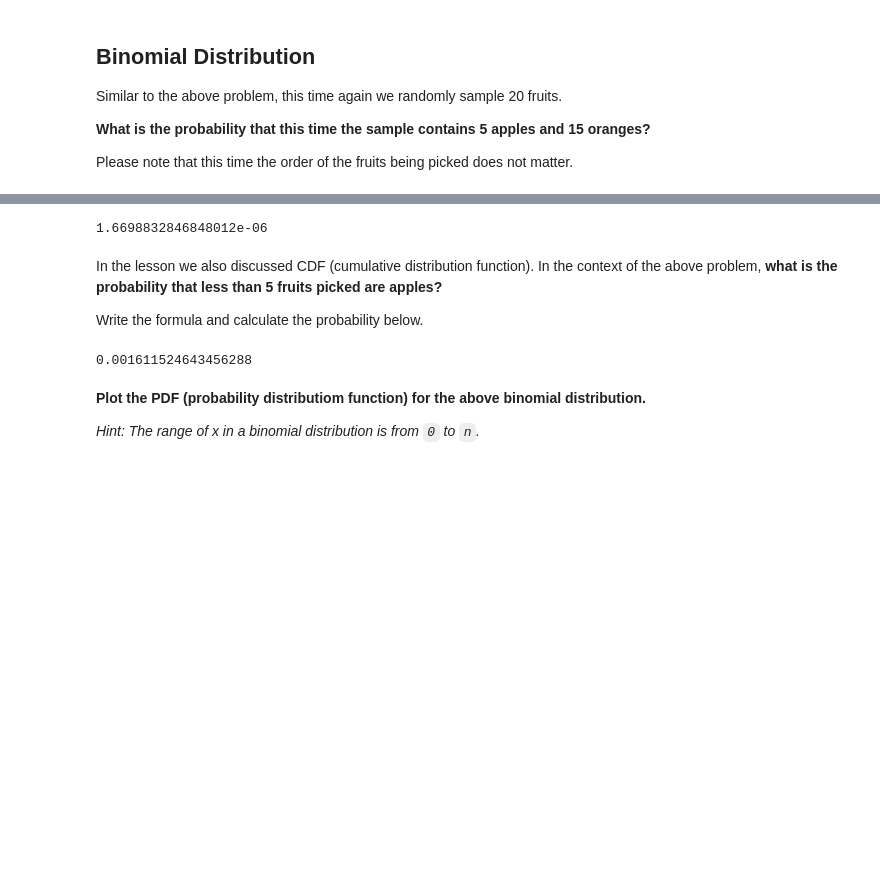
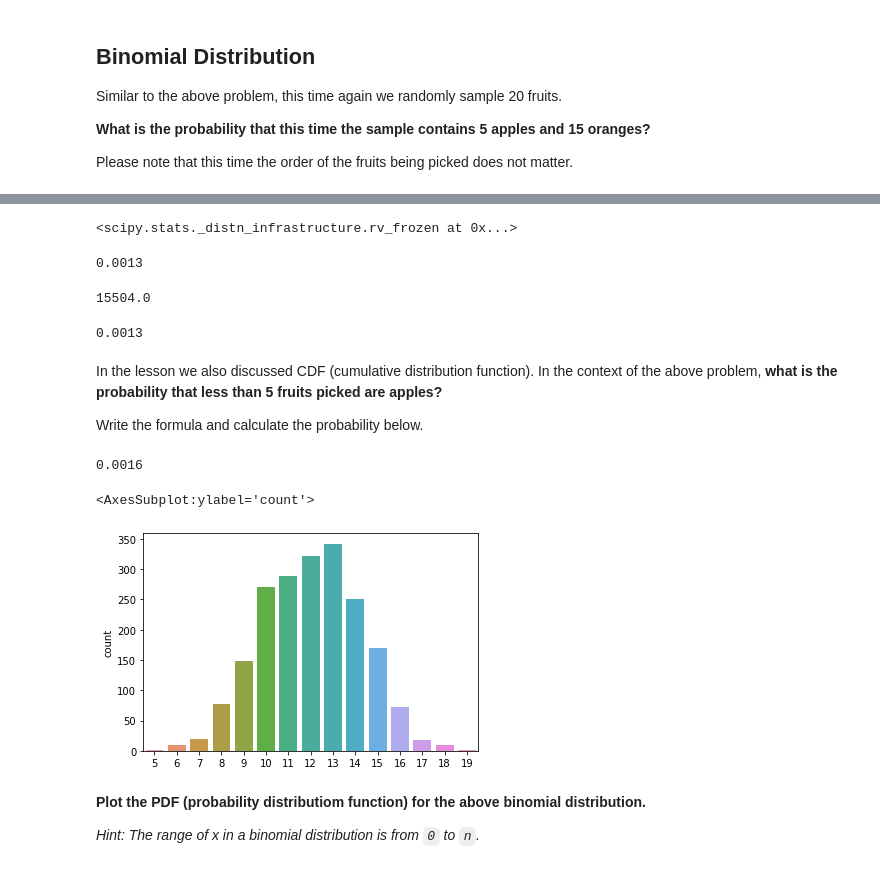
Before and after one commit to Ironhack-Data-Madrid-Febrero-2021/lab-discrete-probability, a Jupyter notebook: your-code/main.ipynb, the cells around one changed output, grey strips where cells are left out. Cells and saved outputs as stored; diff of their text form; code cells hidden in the pictures; blank space fills up the shorter version.

```diff
--- a/your-code/main.ipynb
+++ b/your-code/main.ipynb
@@ -76,18 +90,41 @@ p = 0.6
 # %%
-my_binomial = binom(N, p)
+fruitbox = binom(N, p)
+fruitbox
+# %% [output]
+<scipy.stats._distn_infrastructure.rv_frozen at 0x...>
+# %%
+# Probability that this time the sample contains 5 apples and 15 oranges
+round(fruitbox.pmf(5),4)
+# %% [output]
+0.0013
+# %%
+#Using math and not python
+Where (N K)
+# x = 20! / (5!*10!)
+x = (20*19*18*17*16) / (5*4*3*2*1)
+x
+# %% [output]
+15504.0
 # %%
-20*(0.6** 5) * (0.4 ** 15)
+round((x*(0.6** 5) * (0.4 ** 15)),4)
 # %% [output]
-1.6698832846848012e-06
+0.0013
 # %% [markdown]
 In the lesson we also discussed CDF (cumulative distribution function). In the context of the above problem, **what is the probability that less than 5 fruits picked are apples?**
 
 Write the formula and calculate the probability below.
 # %%
 # your code here
-my_binomial.cdf(5)
+round(fruitbox.cdf(5),4)
 # %% [output]
-0.001611524643456288
+0.0016
+# %%
+# Visualize on a graph
+sample = my_binomial.rvs(size=2000)
+sns.countplot(x=sample)
+# %% [output]
+<AxesSubplot:ylabel='count'>
+[figure, added]
 # %% [markdown]
 **Plot the PDF (probability distributiom function) for the above binomial distribution.**
 
```
Also changed, not shown: parts of 13 cells of this notebook.
